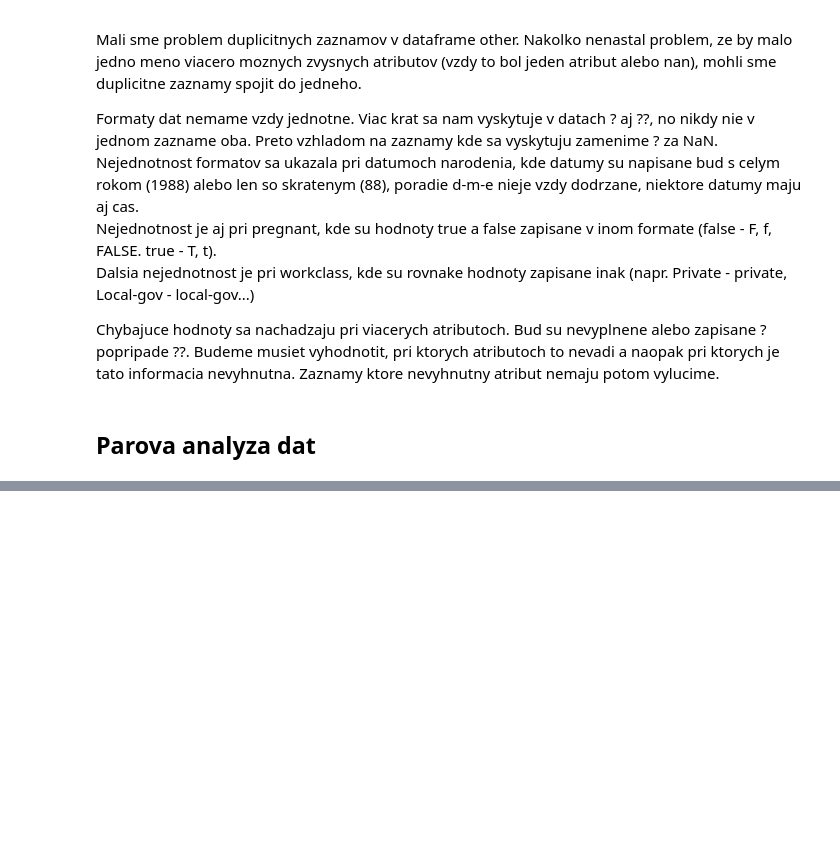
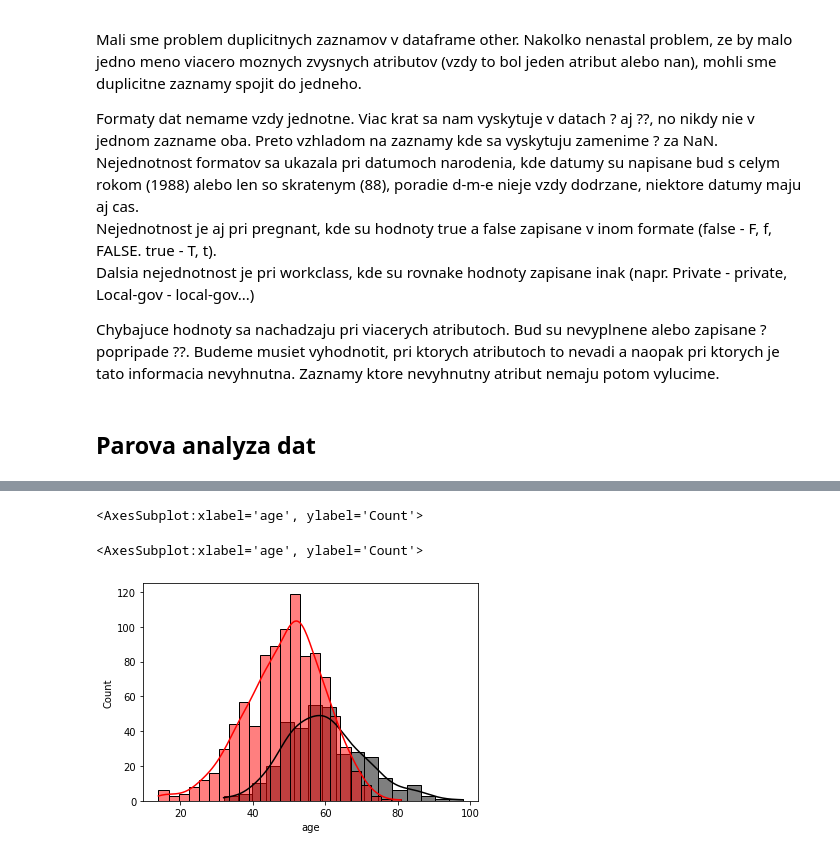
Before and after one commit to Marian-N/IAU, a Jupyter notebook: Untitled.ipynb, the cells around one changed output, grey strips where cells are left out. Drawn from its saved outputs; the diff is of its cells as text; code cells hidden in the pictures; blank space fills up the shorter version.

```diff
--- a/Untitled.ipynb
+++ b/Untitled.ipynb
@@ -737,0 +751,9 @@ Chybajuce hodnoty sa nachadzaju pri viacerych atributoch. Bud su nevyplnene aleb
+# %%
+pos = df['class'] == 1.0
+sns.histplot(df[pos].age, kde=True, color="Black")
+neg = df['class'] == 0.0
+sns.histplot(df[neg].age, kde=True, color="Red")
+# %% [output]
+<AxesSubplot:xlabel='age', ylabel='Count'>
+<AxesSubplot:xlabel='age', ylabel='Count'>
+[figure, added]
```
Also changed, not shown: parts of 18 cells of this notebook.
